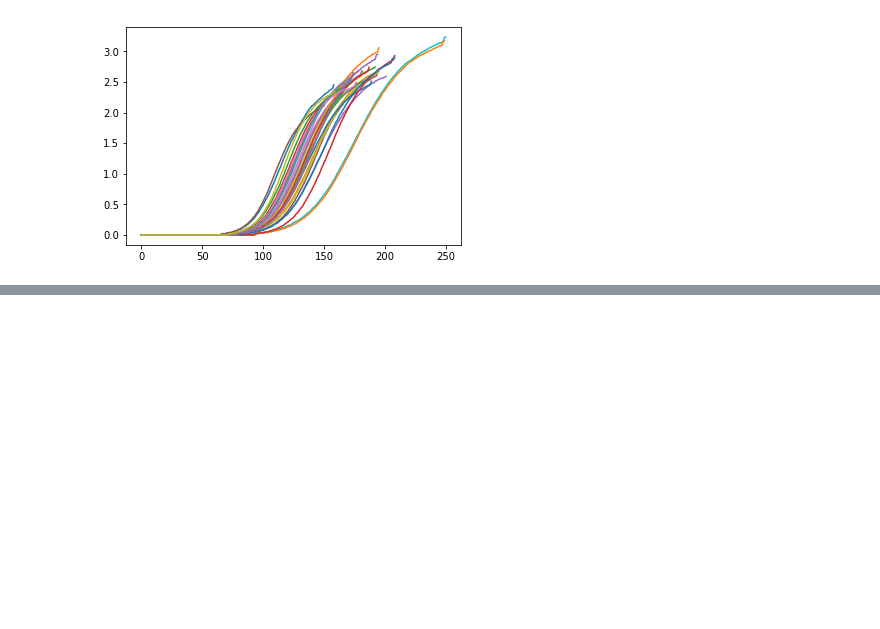
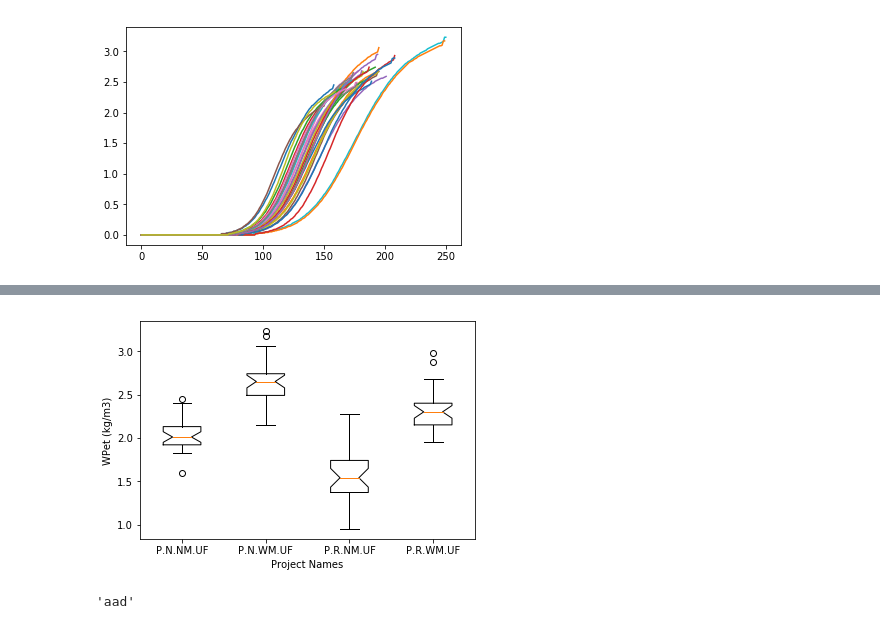
Before and after one commit to caburj/acresults, a Jupyter notebook: examples/example-01.ipynb, the cells around one changed output, grey strips where cells are left out. Saved outputs shown, nothing was run; the diff lists cells and outputs as text; code cells hidden in the pictures; blank space fills up the shorter version.

Commit message:
Boxplot for results.

```diff
--- a/examples/example-01.ipynb
+++ b/examples/example-01.ipynb
@@ -17,5 +14,6 @@ AQUACROP_DIR = r"C:\Users\u0101200\Dropbox (Personal)\PhD\crop-water\apps\FAO\Aq
 pnnmuf = ac.ACResults("P.N.NM.UF", AQUACROP_DIR)
 pnwmuf = ac.ACResults("P.N.WM.UF", AQUACROP_DIR)
 prnmuf = ac.ACResults("P.R.NM.UF", AQUACROP_DIR)
+prwmuf = ac.ACResults("P.R.WM.UF", AQUACROP_DIR)
 # %%
 inet = pnnmuf.get("Inet")
@@ -71,0 +65,8 @@ for key in crop:
+# %%
+ac.boxplot(results=[pnnmuf, pnwmuf, prnmuf, prwmuf], variable="wpet")
+# %% [output]
+[figure, added]
+# %%
+"aAD".lower()
+# %% [output]
+'aad'
```
Also changed, not shown: parts of 8 cells of this notebook, 1 other file.
